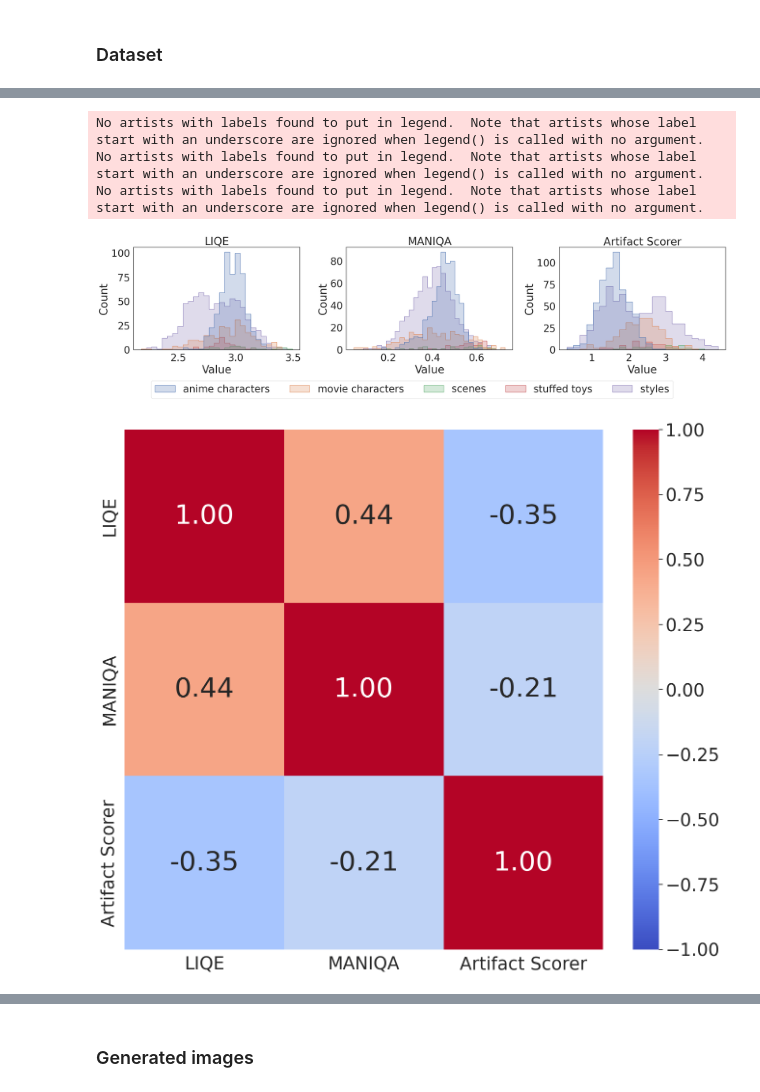
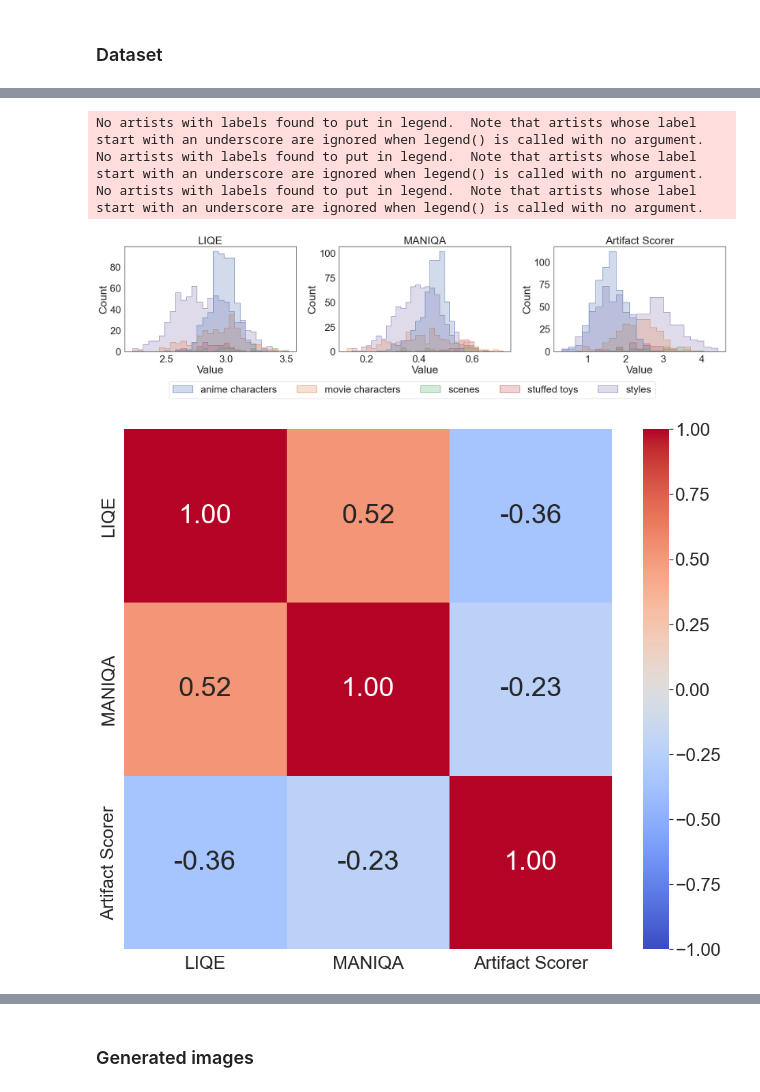
Before and after one commit to cyber-meow/LyCORIS-evaluation, a Jupyter notebook: lycoris_eval/loss_investigation/IQA_investigation/IQA_investigation.ipynb, the cells around one changed output, grey strips where cells are left out. Saved outputs shown, nothing was run; the diff lists cells and outputs as text; code cells hidden in the pictures.

```diff
--- a/lycoris_eval/loss_investigation/IQA_investigation/IQA_investigation.ipynb
+++ b/lycoris_eval/loss_investigation/IQA_investigation/IQA_investigation.ipynb
@@ -83,8 +83,9 @@ def npz_to_dataframe(directory, img_directory=None):
 ### Dataset
 # %%
 df = npz_to_dataframe(
-    '/media/sashi/DATA1/datasets_downloaded/lycoris_exp_paper/image_quality_scores/ref_scores/',
-    '/media/sashi/DATA1/datasets_downloaded/lycoris_exp_paper/dataset/evaluation'
+    # '/media/sashi/DATA1/datasets_downloaded/lycoris_exp_paper/image_quality_scores/ref_scores/',
+    # '/media/sashi/DATA1/datasets_downloaded/lycoris_exp_paper/dataset/evaluation'
+    '/home/yu-guan/Documents/Projects/LyCORIS/ref_scores/', None
 )
 # %%
 df
@@ -145,6 +110,6 @@ df.sort_values(by='Artifact')[-50:][['image_path']]
 # %%
 df['dummy_index'] = range(len(df))
-metrics = df.columns[2:5]
+metrics = df.columns[1:4]
 
 sns.set(style="white", font_scale=2.4)
 
@@ -153,34 +118,34 @@ fig, axes = plt.subplots(1, 3, figsize=(24, 6))
 for i, metric in enumerate(metrics):
     ax = axes[i]
     metric_df = df.pivot(index='dummy_index',
                          columns='category',
                          values=metric)
     sns.histplot(data=metric_df, element="step", common_norm=False, ax=ax)
 
     legend = ax.get_legend()
     handles = legend.legendHandles
 
     ax.set_title(f'{metric}')
     ax.set_xlabel('Value')
     ax.set_ylabel('Count')
     ax.legend().remove()  # Remove individual legends
 
 fig = plt.gcf()
 fig.legend(handles=handles,
            labels=[
                'anime characters', 'movie characters', 'scenes',
                'stuffed toys', 'styles'
            ],
            loc='lower center',
            bbox_to_anchor=(0.5, -0.1),
            ncol=len(handles))
 plt.tight_layout()
 plt.savefig(f'figures/dataset-IMQ.png', bbox_inches='tight', pad_inches=0.1)
 # %% [output]
 No artists with labels found to put in legend.  Note that artists whose label start with an underscore are ignored when legend() is called with no argument.
 No artists with labels found to put in legend.  Note that artists whose label start with an underscore are ignored when legend() is called with no argument.
 No artists with labels found to put in legend.  Note that artists whose label start with an underscore are ignored when legend() is called with no argument.
-[figure, old version]
+[figure, new version]
 # %%
 ordered_cols = ['LIQE', 'MANIQA', 'Artifact Scorer']
 correlation_matrix = df[ordered_cols].corr()
@@ -196,7 +161,7 @@ sns.heatmap(correlation_matrix,
             annot_kws={"size": 40})
 plt.savefig(f'figures/dataset-corr.png', bbox_inches='tight', pad_inches=0.1)
 # %% [output]
-[figure, old version]
+[figure, new version]
 # %%
 ordered_cols = ['LIQE', 'MANIQA', 'Artifact Scorer']
 df_sel = df[df['category'].apply(lambda x: x not in ['anime', 'style'])]
```
Also changed, not shown: parts of 11 cells of this notebook, 20 other files.
